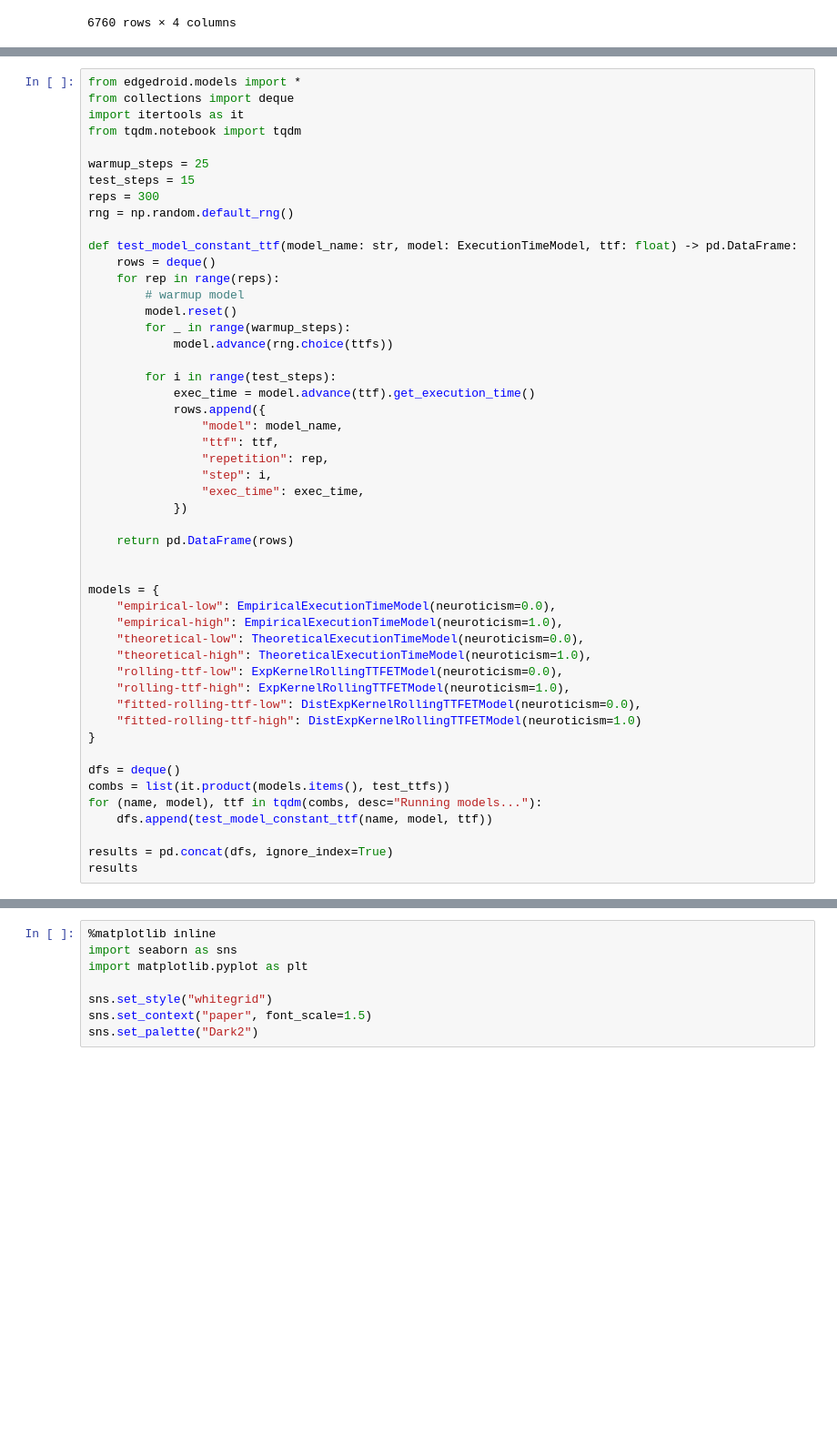
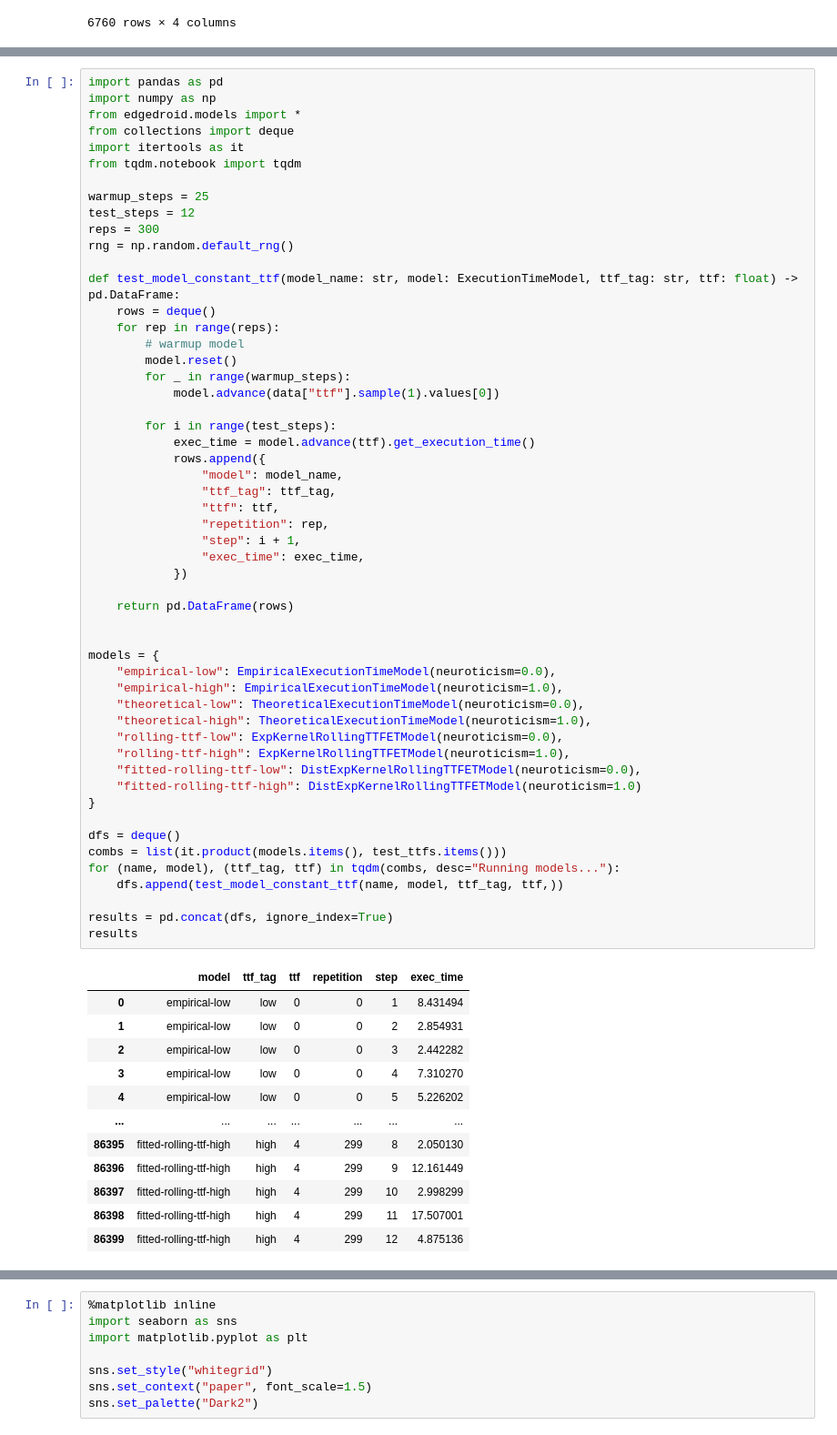
Before and after one commit to vnmo/EdgeDroid2, a Jupyter notebook: analysis/verify_models.ipynb, the cells around one changed output, grey strips where cells are left out. Shown at 91% size. Drawn from its saved outputs; the diff is of its cells as text; blank space fills up the shorter version.

```diff
--- a/analysis/verify_models.ipynb
+++ b/analysis/verify_models.ipynb
@@ -45,51 +29,66 @@ array([0.99397993, 2.3400237 , 4.60159577])
 # %%
+import pandas as pd
+import numpy as np
 from edgedroid.models import *
 from collections import deque
 import itertools as it
 from tqdm.notebook import tqdm
 
 warmup_steps = 25
-test_steps = 15
+test_steps = 12
 reps = 300
 rng = np.random.default_rng()
 
-def test_model_constant_ttf(model_name: str, model: ExecutionTimeModel, ttf: float) -> pd.DataFrame:
+def test_model_constant_ttf(model_name: str, model: ExecutionTimeModel, ttf_tag: str, ttf: float) -> pd.DataFrame:
     rows = deque()
     for rep in range(reps):
         # warmup model
         model.reset()
         for _ in range(warmup_steps):
-            model.advance(rng.choice(ttfs))
+            model.advance(data["ttf"].sample(1).values[0])
 
         for i in range(test_steps):
             exec_time = model.advance(ttf).get_execution_time()
             rows.append({
                 "model": model_name,
+                "ttf_tag": ttf_tag,
                 "ttf": ttf,
                 "repetition": rep,
-                "step": i,
+                "step": i + 1,
                 "exec_time": exec_time,
             })
 
     return pd.DataFrame(rows)
 
 
 models = {
     "empirical-low": EmpiricalExecutionTimeModel(neuroticism=0.0),
     "empirical-high": EmpiricalExecutionTimeModel(neuroticism=1.0),
     "theoretical-low": TheoreticalExecutionTimeModel(neuroticism=0.0),
     "theoretical-high": TheoreticalExecutionTimeModel(neuroticism=1.0),
     "rolling-ttf-low": ExpKernelRollingTTFETModel(neuroticism=0.0),
     "rolling-ttf-high": ExpKernelRollingTTFETModel(neuroticism=1.0),
     "fitted-rolling-ttf-low": DistExpKernelRollingTTFETModel(neuroticism=0.0),
     "fitted-rolling-ttf-high": DistExpKernelRollingTTFETModel(neuroticism=1.0)
 }
 
 dfs = deque()
-combs = list(it.product(models.items(), test_ttfs))
-for (name, model), ttf in tqdm(combs, desc="Running models..."):
-    dfs.append(test_model_constant_ttf(name, model, ttf))
+combs = list(it.product(models.items(), test_ttfs.items()))
+for (name, model), (ttf_tag, ttf) in tqdm(combs, desc="Running models..."):
+    dfs.append(test_model_constant_ttf(name, model, ttf_tag, ttf,))
 
 results = pd.concat(dfs, ignore_index=True)
 results
 # %% [output]
+|  | model | ttf_tag | ttf | repetition | step | exec_time |
+| 0 | empirical-low | low | 0 | 0 | 1 | 8.431494 |
+| 1 | empirical-low | low | 0 | 0 | 2 | 2.854931 |
+| 2 | empirical-low | low | 0 | 0 | 3 | 2.442282 |
+| 3 | empirical-low | low | 0 | 0 | 4 | 7.310270 |
+| 4 | empirical-low | low | 0 | 0 | 5 | 5.226202 |
+| ... | ... | ... | ... | ... | ... | ... |
+| 86395 | fitted-rolling-ttf-high | high | 4 | 299 | 8 | 2.050130 |
+| 86396 | fitted-rolling-ttf-high | high | 4 | 299 | 9 | 12.161449 |
+| 86397 | fitted-rolling-ttf-high | high | 4 | 299 | 10 | 2.998299 |
+| 86398 | fitted-rolling-ttf-high | high | 4 | 299 | 11 | 17.507001 |
+| 86399 | fitted-rolling-ttf-high | high | 4 | 299 | 12 | 4.875136 |
```
Also changed, not shown: parts of 10 cells of this notebook.
